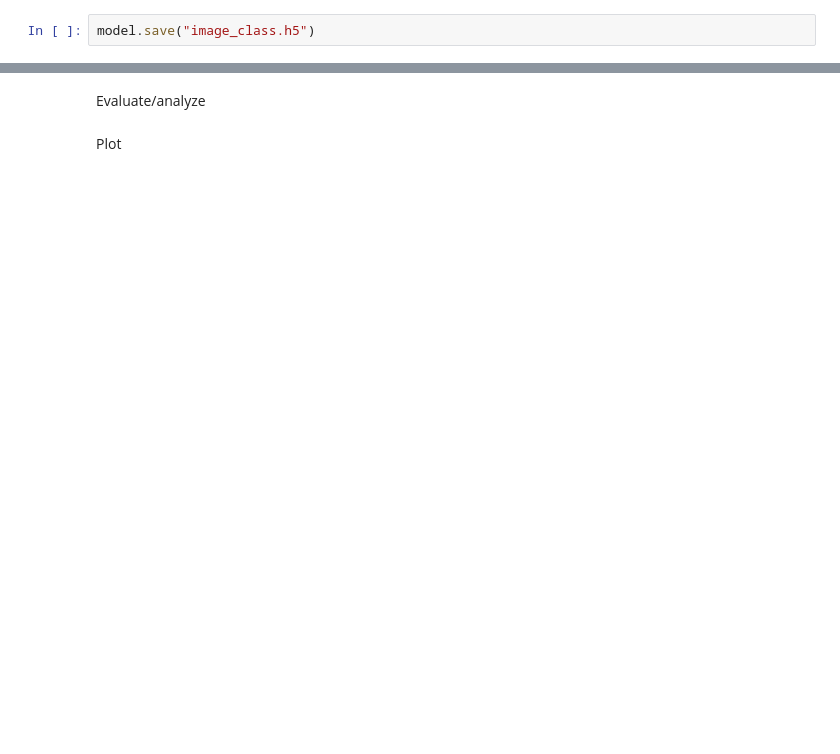
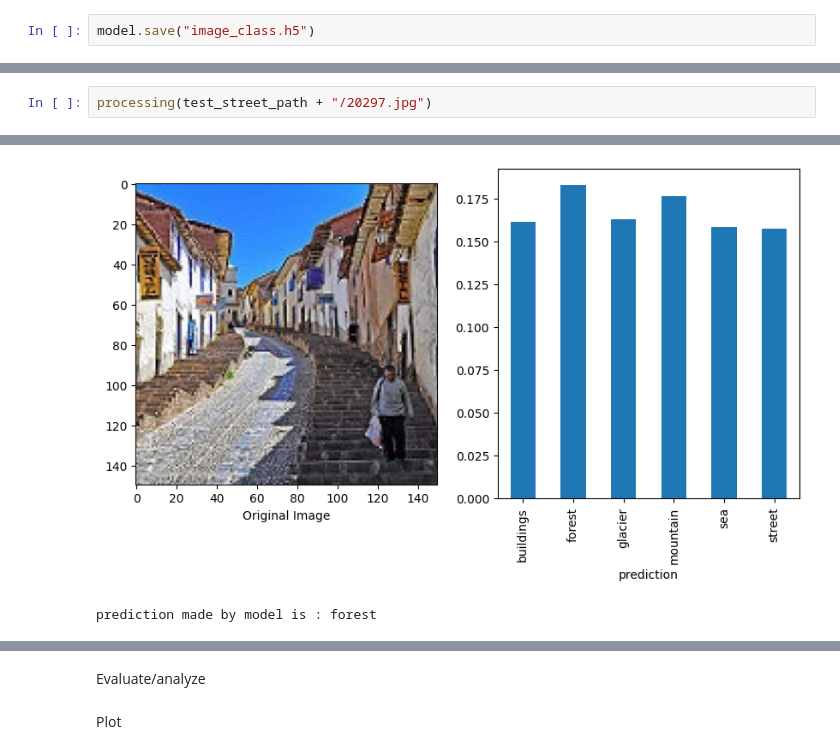
Before and after one commit to sebbestrom/Graduation-project, a Jupyter notebook: image_proejct.ipynb, the cells around one changed output, grey strips where cells are left out. Cells and saved outputs as stored; diff of their text form; blank space fills up the shorter version.

```diff
--- a/image_proejct.ipynb
+++ b/image_proejct.ipynb
@@ -146,0 +220,3 @@ Test model
+# %%
+processing(test_street_path + "/20297.jpg")
+# %% [output]
@@ -146,0 +224,2 @@ Test model
+[figure, added]
+prediction made by model is : forest
```
Also changed, not shown: parts of 19 cells of this notebook, 2 other files.
